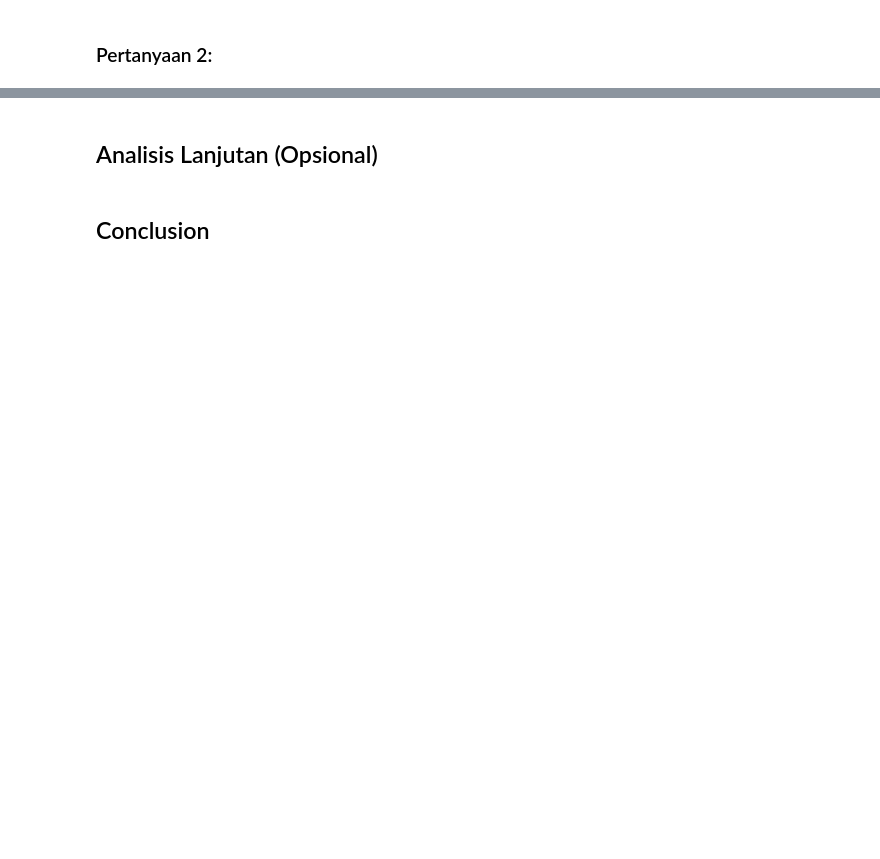
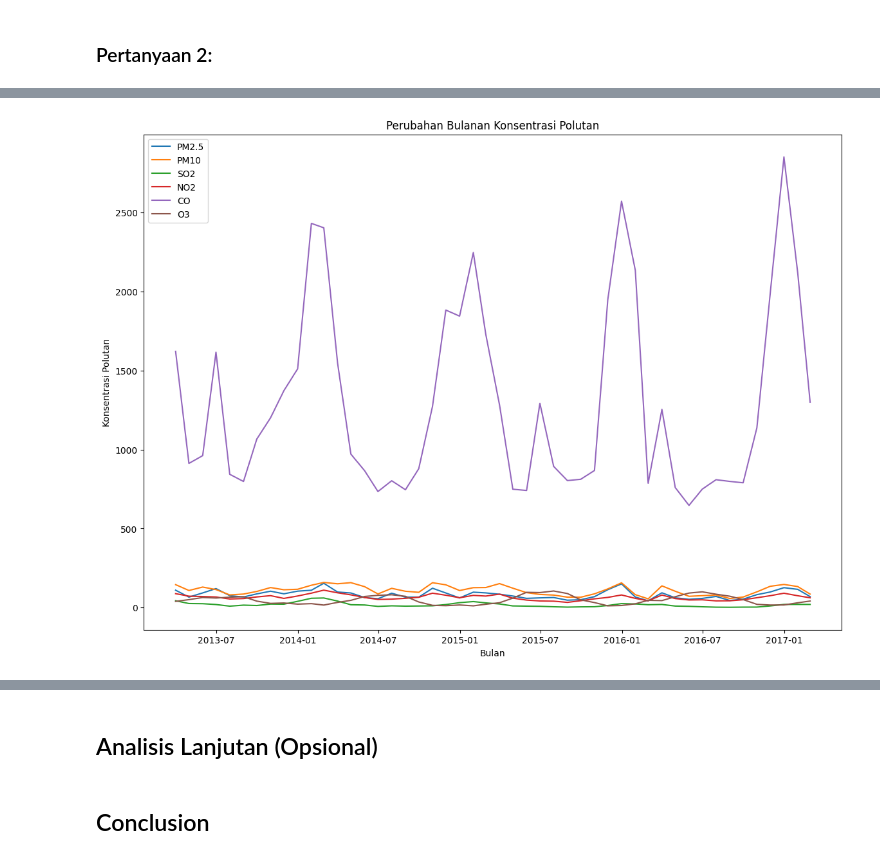
Before and after one commit to windyrahayu45/Analisis-Submit, a Jupyter notebook: Proyek_Analisis_Data.ipynb, the cells around one changed output, grey strips where cells are left out. Drawn from its saved outputs; the diff is of its cells as text; code cells hidden in the pictures; blank space fills up the shorter version.

```diff
--- a/Proyek_Analisis_Data.ipynb
+++ b/Proyek_Analisis_Data.ipynb
@@ -177,0 +189,21 @@ plt.show()
+# %%
+# Membuat kolom datetime
+df['datetime'] = pd.to_datetime(df[['year', 'month', 'day', 'hour']])
+df.set_index('datetime', inplace=True)
+
+# Hitung rata-rata bulanan untuk setiap polutan
+monthly_avg = df[pollutants].resample('M').mean()
+
+# Visualisasi perubahan bulanan setiap polutan
+# Analisis Bulanan Rata-rata Polutan
+plt.figure(figsize=(14, 10))
+for pollutant in pollutants:
+    plt.plot(monthly_avg.index, monthly_avg[pollutant], label=pollutant)
+
+plt.title('Perubahan Bulanan Konsentrasi Polutan')
+plt.xlabel('Bulan')
+plt.ylabel('Konsentrasi Polutan')
+plt.legend()
+plt.show()
+# %% [output]
+[figure, added]
```
Also changed, not shown: parts of 14 cells of this notebook, 1 other file.
